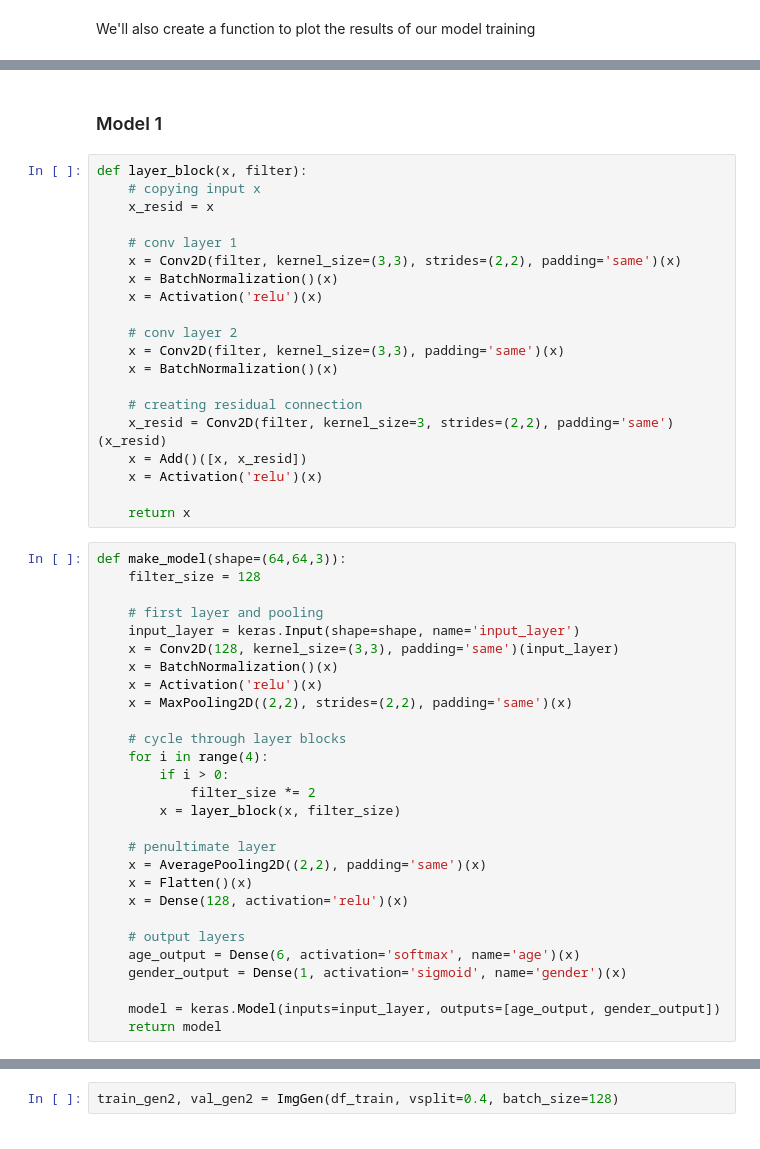
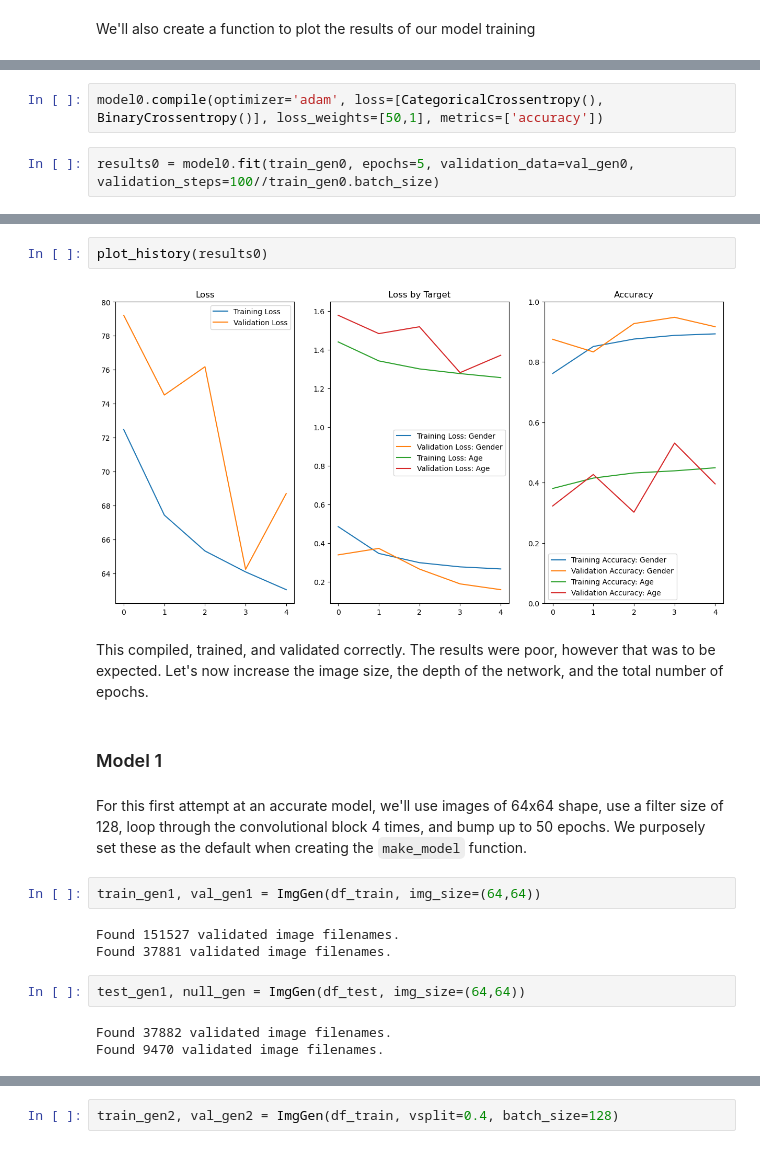
Before and after one commit to kmatk/AutoID, a Jupyter notebook: notebook.ipynb, the cells around one changed output, grey strips where cells are left out. Cells and saved outputs as stored; diff of their text form.

```diff
--- a/notebook.ipynb
+++ b/notebook.ipynb
@@ -262,0 +457,4 @@ one_image = img[0]
+# %%
+model0.compile(optimizer='adam', loss=[CategoricalCrossentropy(), BinaryCrossentropy()], loss_weights=[50,1], metrics=['accuracy'])
+# %%
+results0 = model0.fit(train_gen0, epochs=5, validation_data=val_gen0, validation_steps=100//train_gen0.batch_size)
@@ -263,50 +472,20 @@ one_image = img[0]
+# %%
+plot_history(results0)
+# %% [output]
+[figure, added]
+# %% [markdown]
+This compiled, trained, and validated correctly. The results were poor, however that was to be expected. Let's now increase the image size, the depth of the network, and the total number of epochs.
 # %% [markdown]
 ### Model 1
-# %%
-def layer_block(x, filter):
-    # copying input x
-    x_resid = x
-
-    # conv layer 1
-    x = Conv2D(filter, kernel_size=(3,3), strides=(2,2), padding='same')(x)
-    x = BatchNormalization()(x)
-    x = Activation('relu')(x)
-
-    # conv layer 2
-    x = Conv2D(filter, kernel_size=(3,3), padding='same')(x)
-    x = BatchNormalization()(x)
-
-    # creating residual connection
-    x_resid = Conv2D(filter, kernel_size=3, strides=(2,2), padding='same')(x_resid)
-    x = Add()([x, x_resid])
-    x = Activation('relu')(x)
-
-    return x
-# %%
-def make_model(shape=(64,64,3)):
-    filter_size = 128
-
-    # first layer and pooling
-    input_layer = keras.Input(shape=shape, name='input_layer')
-    x = Conv2D(128, kernel_size=(3,3), padding='same')(input_layer)
-    x = BatchNormalization()(x)
-    x = Activation('relu')(x)
-    x = MaxPooling2D((2,2), strides=(2,2), padding='same')(x)
-
-    # cycle through layer blocks
-    for i in range(4):
-        if i > 0:
-            filter_size *= 2
-        x = layer_block(x, filter_size)
-
-    # penultimate layer
-    x = AveragePooling2D((2,2), padding='same')(x)
-    x = Flatten()(x)
-    x = Dense(128, activation='relu')(x)
-
-    # output layers
-    age_output = Dense(6, activation='softmax', name='age')(x)
-    gender_output = Dense(1, activation='sigmoid', name='gender')(x)
-
-    model = keras.Model(inputs=input_layer, outputs=[age_output, gender_output])
-    return model
+# %% [markdown]
+For this first attempt at an accurate model, we'll use images of 64x64 shape, use a filter size of 128, loop through the convolutional block 4 times, and bump up to 50 epochs. We purposely set these as the default when creating the `make_model` function.
+# %%
+train_gen1, val_gen1 = ImgGen(df_train, img_size=(64,64))
+# %% [output]
+Found 151527 validated image filenames.
+Found 37881 validated image filenames.
+# %%
+test_gen1, null_gen = ImgGen(df_test, img_size=(64,64))
+# %% [output]
+Found 37882 validated image filenames.
+Found 9470 validated image filenames.
```
Also changed, not shown: parts of 87 cells of this notebook.
